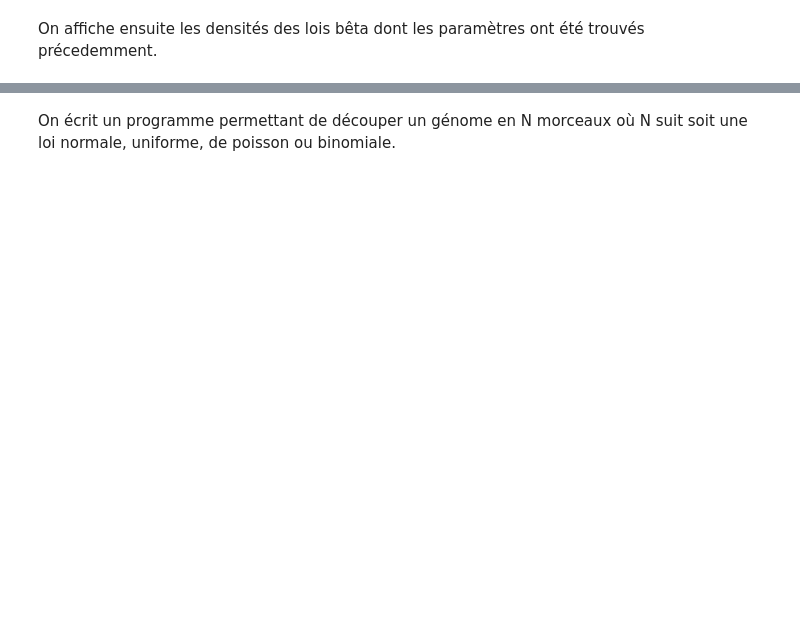
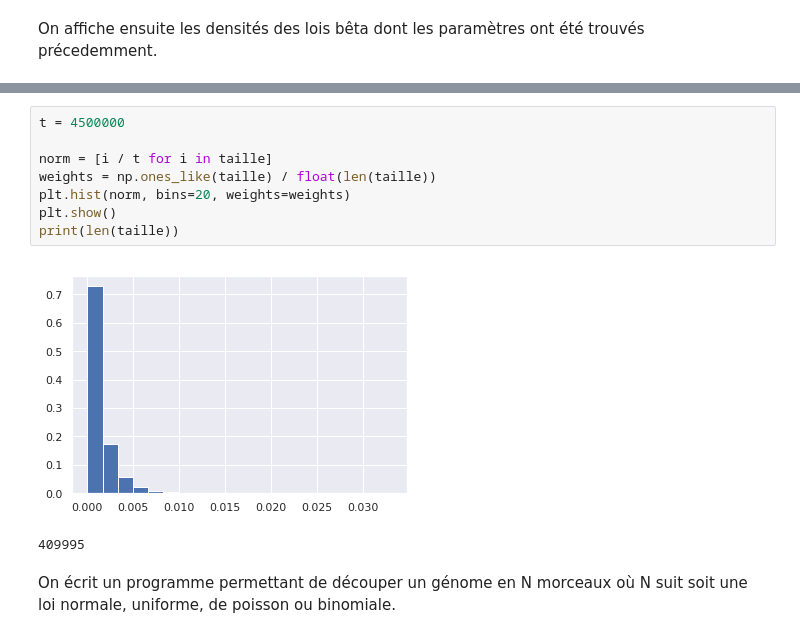
Before and after one commit to aminaghoul/reads_seq, a Jupyter notebook: generer_normale.ipynb, the cells around one changed output, grey strips where cells are left out. Cells and saved outputs as stored; diff of their text form; blank space fills up the shorter version.

```diff
--- a/generer_normale.ipynb
+++ b/generer_normale.ipynb
@@ -144,3 +141,14 @@ print(len(taille))
+# %%
+t = 4500000
+
+norm = [i / t for i in taille]
+weights = np.ones_like(taille) / float(len(taille))
+plt.hist(norm, bins=20, weights=weights)
+plt.show()
+print(len(taille))
+# %% [output]
+[figure, added]
+409995
 # %% [markdown]
 On écrit un programme permettant de découper un génome en N morceaux où N suit soit une loi normale, uniforme, de poisson ou binomiale.
 # %%
```
Also changed, not shown: parts of 9 cells of this notebook.
